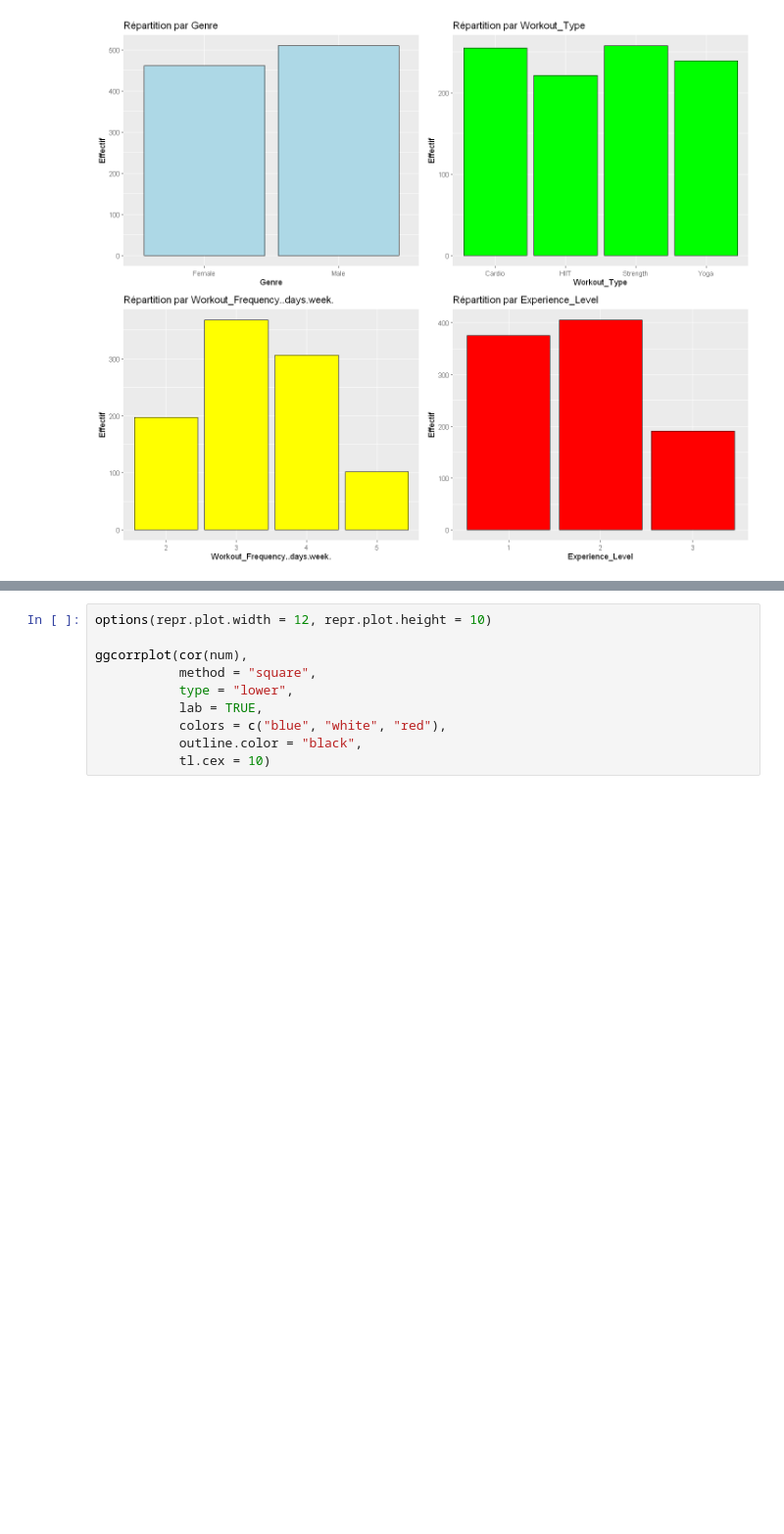
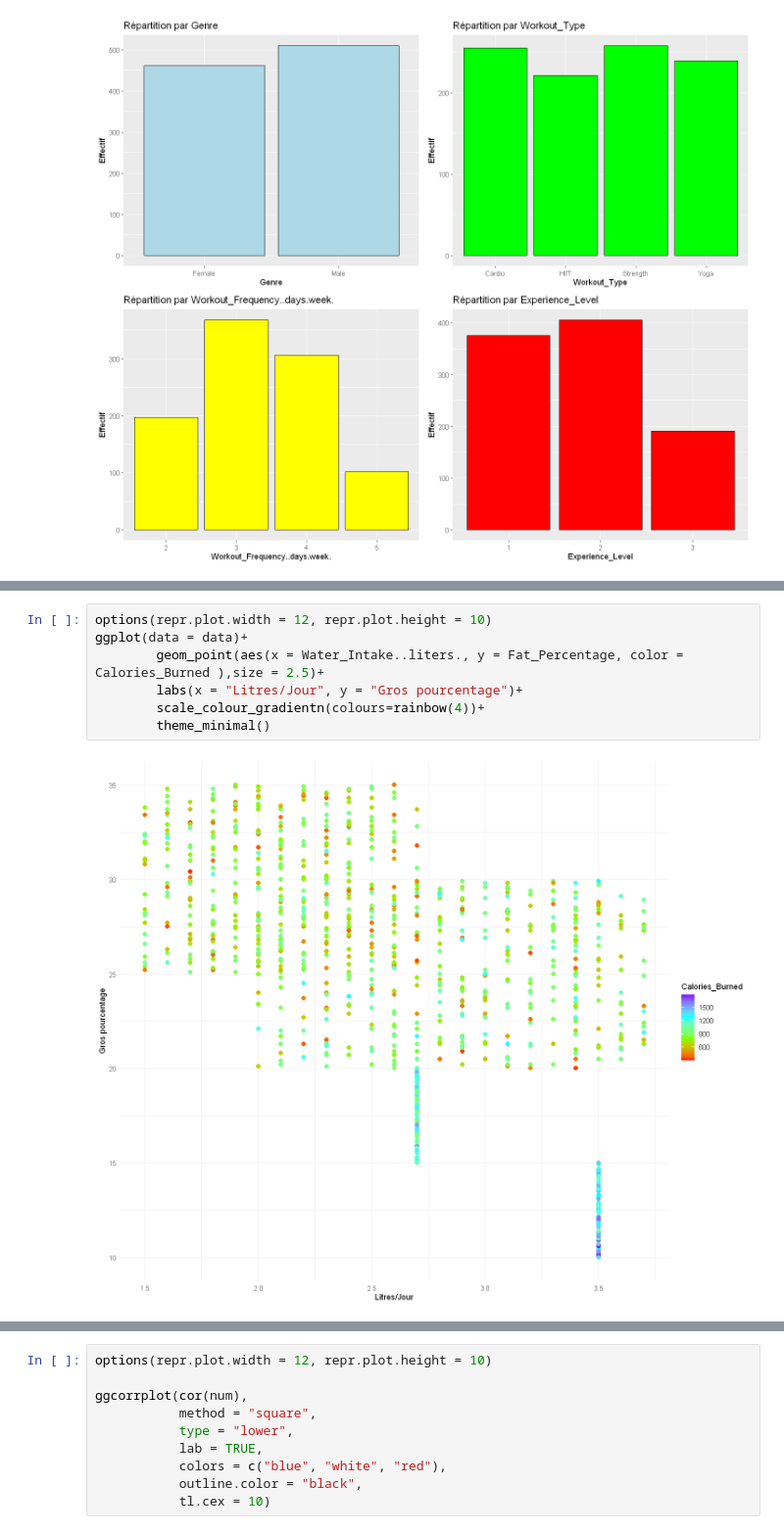
Before and after one commit to Anhquannnnnn/Machine-Learning, a Jupyter notebook: R.ipynb, the cells around one changed output, grey strips where cells are left out. Shown: that part at 98% size. Drawn from its saved outputs; the diff is of its cells as text; blank space fills up the shorter version.

```diff
--- a/R.ipynb
+++ b/R.ipynb
@@ -224,0 +238,9 @@ grid.arrange(box_cat1,box_cat2, box_cat3, box_cat4, ncol = 2)
+# %%
+options(repr.plot.width = 12, repr.plot.height = 10)
+ggplot(data = data)+
+        geom_point(aes(x = Water_Intake..liters., y = Fat_Percentage, color = Calories_Burned ),size = 2.5)+
+        labs(x = "Litres/Jour", y = "Gros pourcentage")+
+        scale_colour_gradientn(colours=rainbow(4))+
+        theme_minimal()
+# %% [output]
+[figure, added]
```
Also changed, not shown: parts of 10 cells of this notebook.
